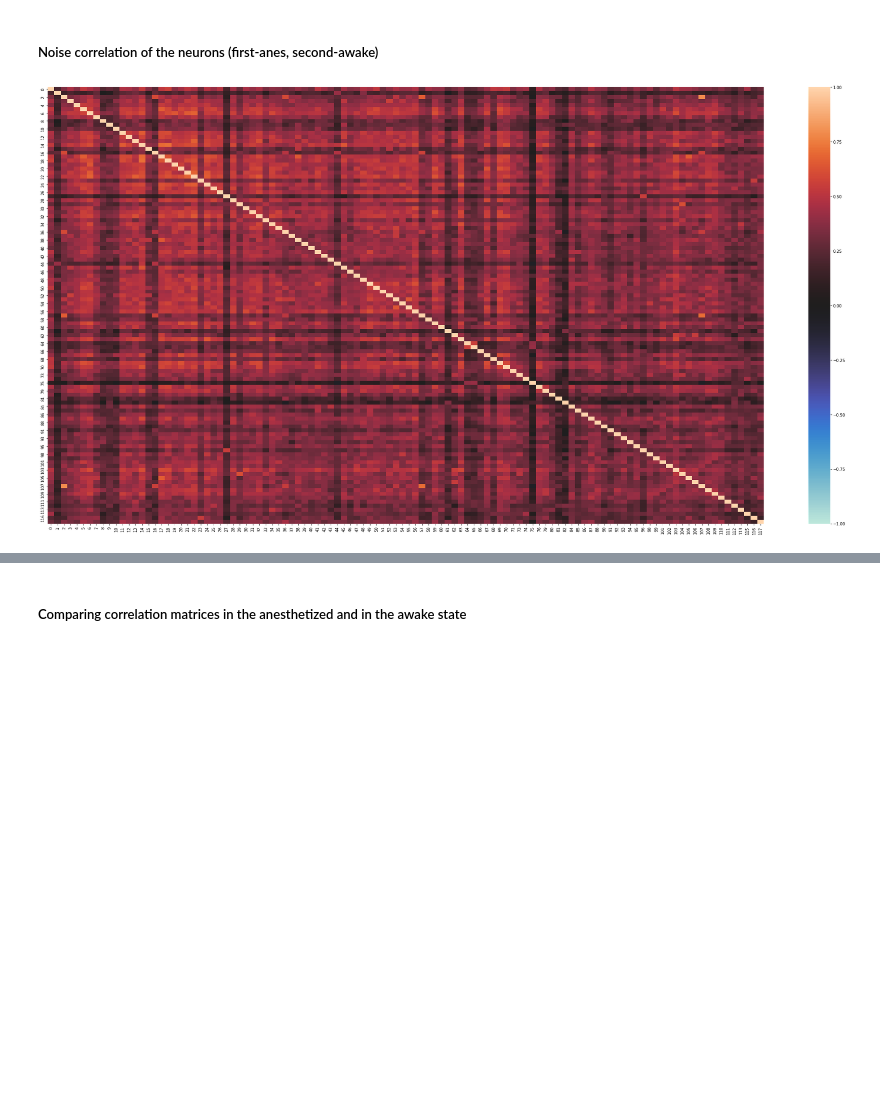
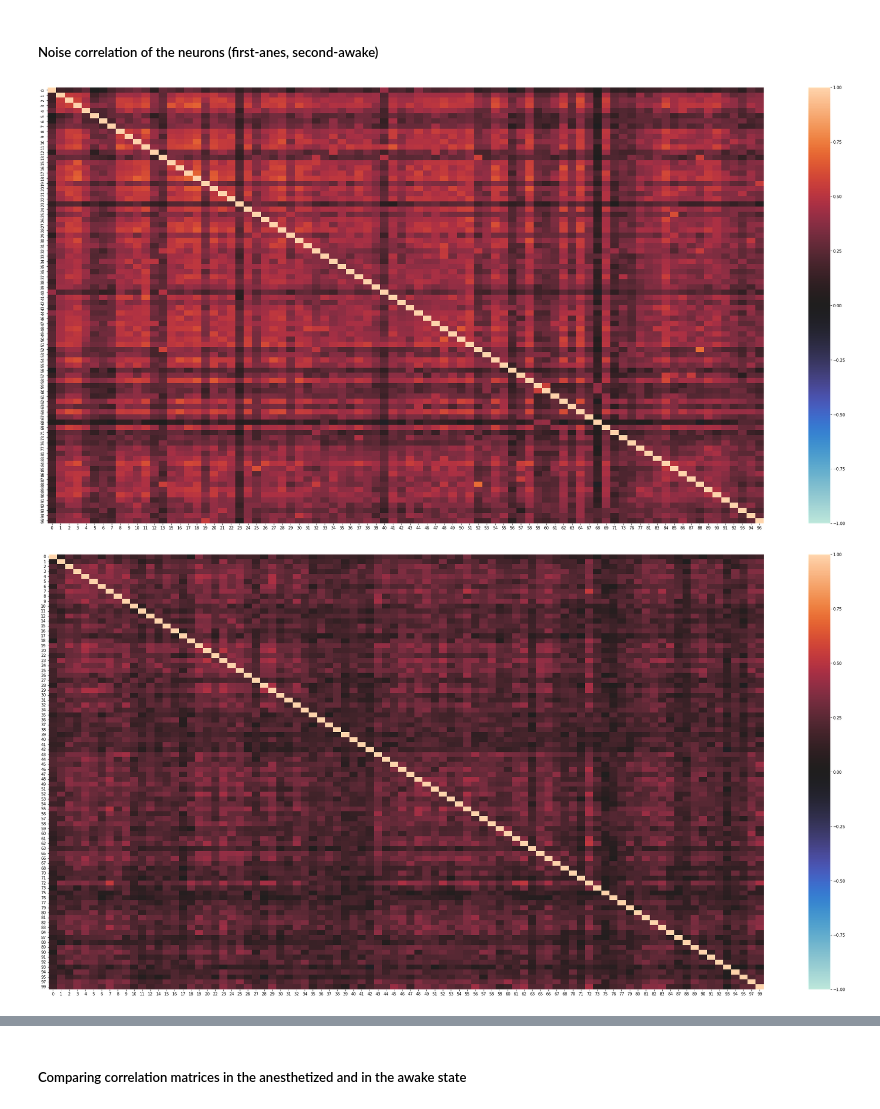
Before and after one commit to nedeljkovicmajaa/LMU_neuroscience, a Jupyter notebook: noise_correlation.ipynb, the cells around one changed output, grey strips where cells are left out. Saved outputs shown, nothing was run; the diff lists cells and outputs as text; code cells hidden in the pictures; blank space fills up the shorter version.

```diff
--- a/noise_correlation.ipynb
+++ b/noise_correlation.ipynb
@@ -110,33 +110,33 @@ def exclude_nan(dat_df_an, dat_df_aw):
 # %%
 #lenghts of each trial
 index = [0, 118, 88, 100, 98, 109, 78, 121, 76, 113, 97, 112, 118]
 
 for trial in range(1,len(index)):
 
     index, dat_tr, dat_stan, dat_staw, ind_stan, ind_staw = divide_data(index, trial, mat_load, ind_load)
 
     for sesion in range(4):
 
         f,ax = plt.subplots(sharey=False,figsize=(40, 20))
 
         #choose session
         dat_sean = dat_stan[:, sesion, :, :]
         dat_seaw = dat_staw[:, sesion, :, :]
         ind_sean = ind_stan[:, sesion, :, :]
         ind_seaw = ind_staw[:, sesion, :, :]
 
         #make dict to convert to dataframe
         dat_df_an, dat_df_aw = make_dict(index, trial, lista[sesion], dat_sean, dat_seaw, ind_sean, ind_seaw)
-        dat_df_an = dat_df_an.dropna(how='all', axis=1).dropna(how='all', axis=0)
         #exclude the rows/columns which index is not in the other dataframe
-        #df_corr_an, df_corr_aw = exclude_nan(dat_df_an, dat_df_aw)
+        df_corr_an, df_corr_aw = exclude_nan(dat_df_an, dat_df_aw)
 
         #plot the correlation matrix
-        sns.heatmap(dat_df_an, vmax=1, vmin=-1, center=0)
+        sns.heatmap(df_corr_an, vmax=1, vmin=-1, center=0)
 
         #sns.heatmap(df_corr_aw, vmax=1, vmin=-1, ax=ax2)
         #print(pd.DataFrame(np.corrcoef(np.hstack((np.matrix(dat_df_an), np.matrix(dat_df_aw))),rowvar=False)[0,1:]))
-        break
+
     break
 # %% [output]
-[figure, old version]
+[figure, new version]
+[figure, added]
```
Also changed, not shown: parts of 6 cells of this notebook, 1 other file.
